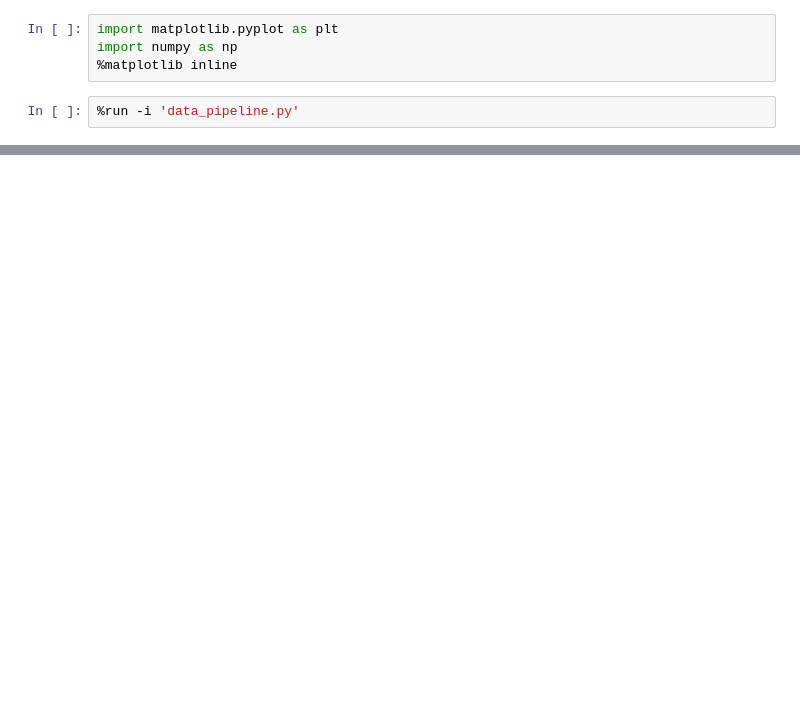
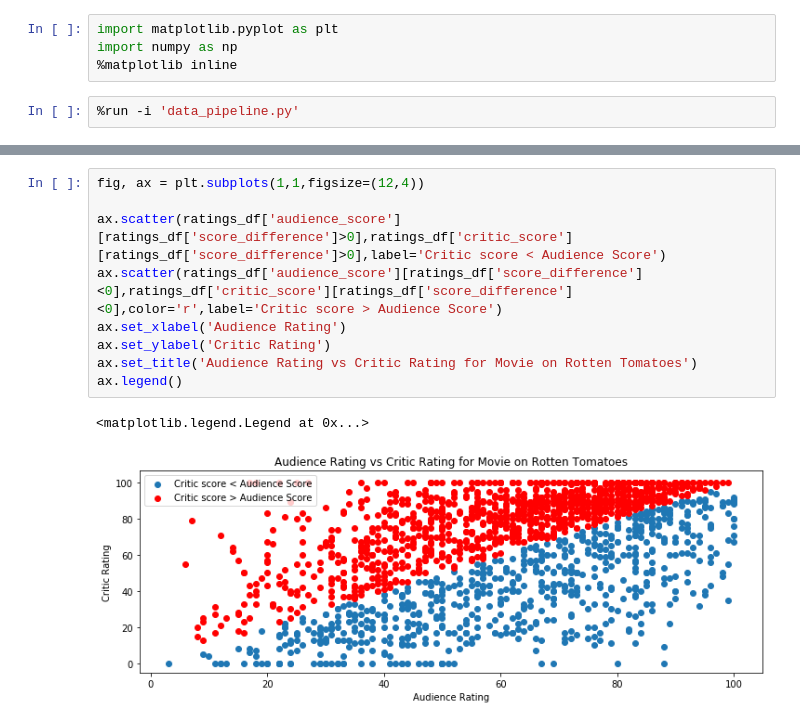
Before and after one commit to fkalejaiye/Rotten_Tomatoes, a Jupyter notebook: EDA_workbook.ipynb, the cells around one changed output, grey strips where cells are left out. Saved outputs shown, nothing was run; the diff lists cells and outputs as text; blank space fills up the shorter version.

```diff
--- a/EDA_workbook.ipynb
+++ b/EDA_workbook.ipynb
@@ -86,0 +94,12 @@ ratings_df['score_difference'][ratings_df['score_difference']==0].count()
+# %%
+fig, ax = plt.subplots(1,1,figsize=(12,4))
+
+ax.scatter(ratings_df['audience_score'][ratings_df['score_difference']>0],ratings_df['critic_score'][ratings_df['score_difference']>0],label='Critic score < Audience Score')
+ax.scatter(ratings_df['audience_score'][ratings_df['score_difference']<0],ratings_df['critic_score'][ratings_df['score_difference']<0],color='r',label='Critic score > Audience Score')
+ax.set_xlabel('Audience Rating')
+ax.set_ylabel('Critic Rating')
+ax.set_title('Audience Rating vs Critic Rating for Movie on Rotten Tomatoes')
+ax.legend()
+# %% [output]
+<matplotlib.legend.Legend at 0x...>
+[figure, added]
```
Also changed, not shown: parts of 8 cells of this notebook.
